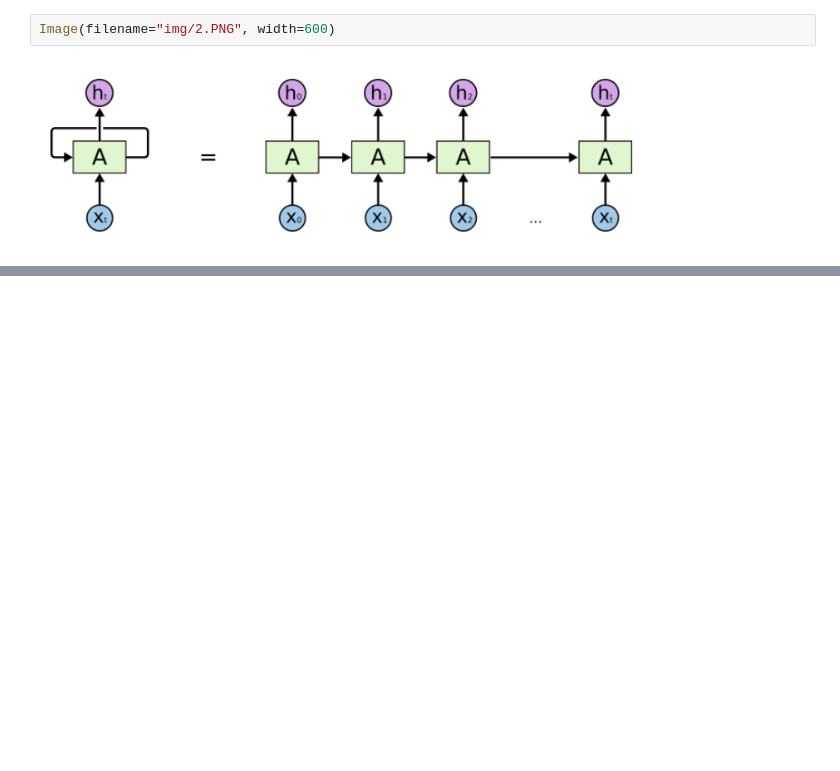
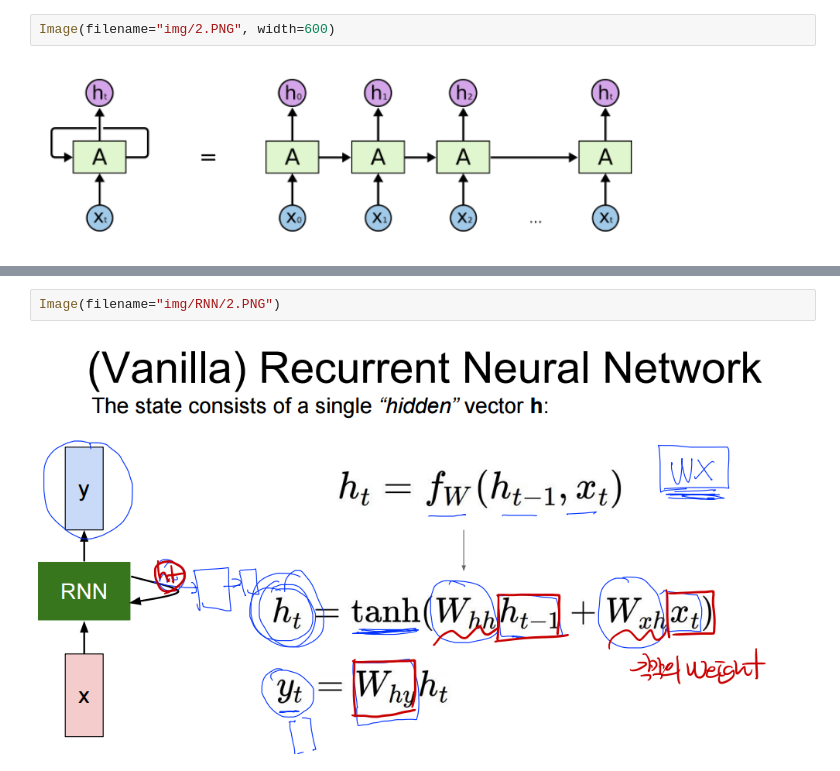
Before and after one commit to byungjun0689/DataScience, a Jupyter notebook: 9. Study wtih JJak/2. Deep Learning/0511_CNN_RNN/RNN.ipynb, the cells around one changed output, grey strips where cells are left out. Cells and saved outputs as stored; diff of their text form; blank space fills up the shorter version.

```diff
--- a/9. Study wtih JJak/2. Deep Learning/0511_CNN_RNN/RNN.ipynb
+++ b/9. Study wtih JJak/2. Deep Learning/0511_CNN_RNN/RNN.ipynb
@@ -32,0 +44,4 @@ Image(filename="img/2.PNG", width=600)
+# %%
+Image(filename="img/RNN/2.PNG")
+# %% [output]
+[figure, added]
```
Also changed, not shown: parts of 11 cells of this notebook, 4 other files.
